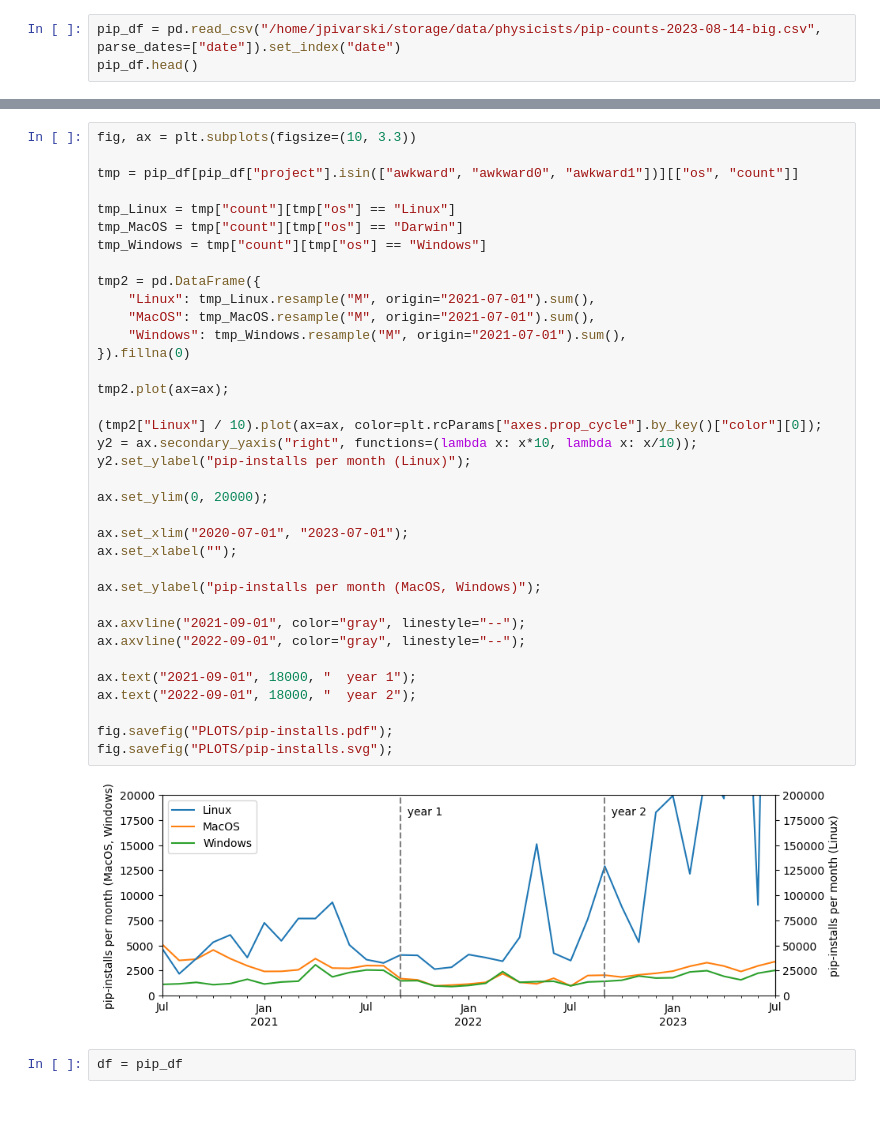
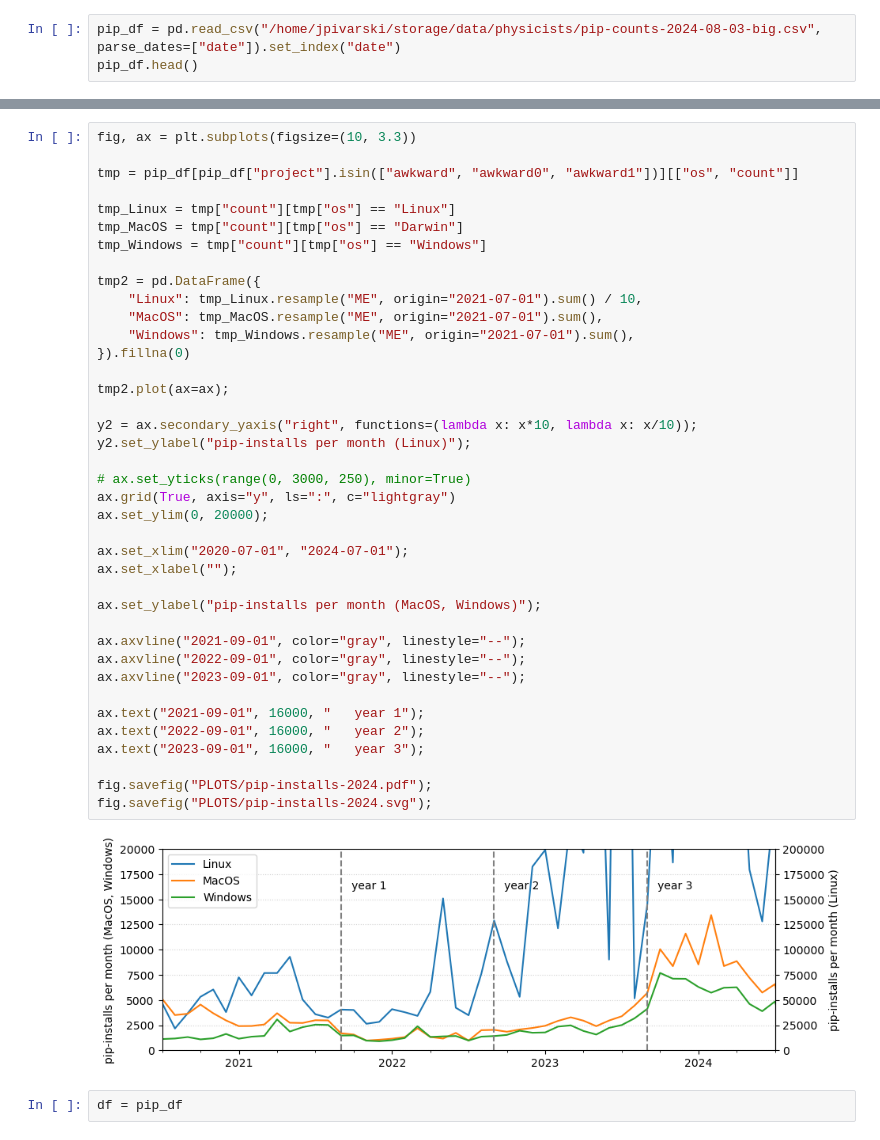
Before and after one commit to jpivarski-talks/2023-08-14-awkward-stats-update, a Jupyter notebook: gather-statistics.ipynb, the cells around one changed output, grey strips where cells are left out. Saved outputs shown, nothing was run; the diff lists cells and outputs as text; blank space fills up the shorter version.

Commit message:
update 'gather-statistics' plots for 2024 (no more condastats)

```diff
--- a/gather-statistics.ipynb
+++ b/gather-statistics.ipynb
@@ -103,5 +5,5 @@ fig.savefig("PLOTS/conda-installs.svg");
 # %%
-pip_df = pd.read_csv("/home/jpivarski/storage/data/physicists/pip-counts-2023-08-14-big.csv", parse_dates=["date"]).set_index("date")
+pip_df = pd.read_csv("/home/jpivarski/storage/data/physicists/pip-counts-2024-08-03-big.csv", parse_dates=["date"]).set_index("date")
 pip_df.head()
 # %% [output]
 |  | os | python_version | project | version | count |
@@ -114,41 +16,44 @@ pip_df.head()
 # %%
 fig, ax = plt.subplots(figsize=(10, 3.3))
 
 tmp = pip_df[pip_df["project"].isin(["awkward", "awkward0", "awkward1"])][["os", "count"]]
 
 tmp_Linux = tmp["count"][tmp["os"] == "Linux"]
 tmp_MacOS = tmp["count"][tmp["os"] == "Darwin"]
 tmp_Windows = tmp["count"][tmp["os"] == "Windows"]
 
 tmp2 = pd.DataFrame({
-    "Linux": tmp_Linux.resample("M", origin="2021-07-01").sum(),
-    "MacOS": tmp_MacOS.resample("M", origin="2021-07-01").sum(),
-    "Windows": tmp_Windows.resample("M", origin="2021-07-01").sum(),
+    "Linux": tmp_Linux.resample("ME", origin="2021-07-01").sum() / 10,
+    "MacOS": tmp_MacOS.resample("ME", origin="2021-07-01").sum(),
+    "Windows": tmp_Windows.resample("ME", origin="2021-07-01").sum(),
 }).fillna(0)
 
 tmp2.plot(ax=ax);
 
-(tmp2["Linux"] / 10).plot(ax=ax, color=plt.rcParams["axes.prop_cycle"].by_key()["color"][0]);
 y2 = ax.secondary_yaxis("right", functions=(lambda x: x*10, lambda x: x/10));
 y2.set_ylabel("pip-installs per month (Linux)");
 
+# ax.set_yticks(range(0, 3000, 250), minor=True)
+ax.grid(True, axis="y", ls=":", c="lightgray")
 ax.set_ylim(0, 20000);
 
-ax.set_xlim("2020-07-01", "2023-07-01");
+ax.set_xlim("2020-07-01", "2024-07-01");
 ax.set_xlabel("");
 
 ax.set_ylabel("pip-installs per month (MacOS, Windows)");
 
 ax.axvline("2021-09-01", color="gray", linestyle="--");
 ax.axvline("2022-09-01", color="gray", linestyle="--");
+ax.axvline("2023-09-01", color="gray", linestyle="--");
 
-ax.text("2021-09-01", 18000, "  year 1");
-ax.text("2022-09-01", 18000, "  year 2");
+ax.text("2021-09-01", 16000, "   year 1");
+ax.text("2022-09-01", 16000, "   year 2");
+ax.text("2023-09-01", 16000, "   year 3");
 
-fig.savefig("PLOTS/pip-installs.pdf");
-fig.savefig("PLOTS/pip-installs.svg");
+fig.savefig("PLOTS/pip-installs-2024.pdf");
+fig.savefig("PLOTS/pip-installs-2024.svg");
 # %% [output]
-[figure, old version]
+[figure, new version]
 # %%
 df = pip_df
 # %%
```
Also changed, not shown: parts of 7 cells of this notebook, 2 other files.
